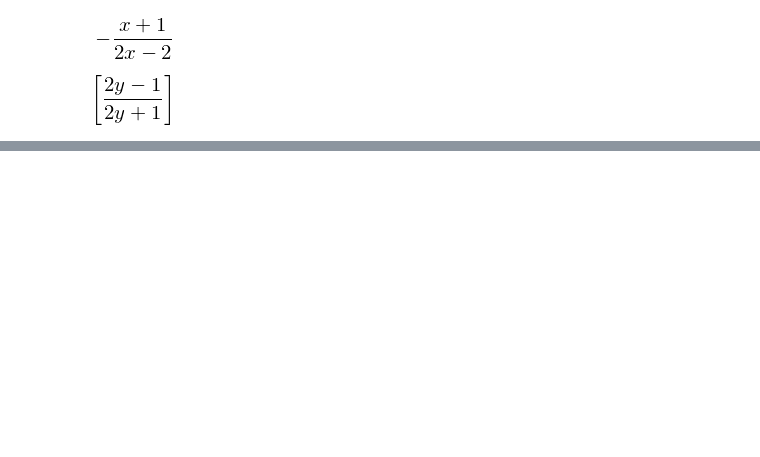
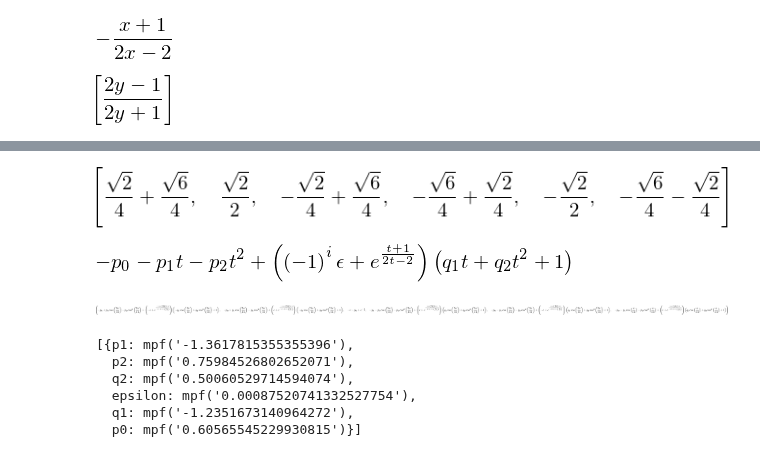
Before and after one commit to ergs/sandbox, a Jupyter notebook: Chebyshev.ipynb, the cells around one changed output, grey strips where cells are left out. Cells and saved outputs as stored; diff of their text form; code cells hidden in the pictures; blank space fills up the shorter version.

```diff
--- a/Chebyshev.ipynb
+++ b/Chebyshev.ipynb
@@ -318,0 +331,4 @@ solve(1/(1 - x) - S(1)/2 - y, x)
+# %%
+[chebyshevt_root(6, i) for i in range(6)]
+# %% [output]
+[figure, added]
@@ -318,0 +339,7 @@ solve(1/(1 - x) - S(1)/2 - y, x)
+# %%
+expr = exp(-(-t - 1)/(2*t - 2)) - (p0 + p1*t + p2*t**2)/(1 + q1*t + q2*t**2) + (-1)**i*epsilon
+expr = expr*(1 + q1*t + q2*t**2)
+expr = simplify(expr)
+expr
+# %% [output]
+[figure, added]
@@ -318,0 +348,15 @@ solve(1/(1 - x) - S(1)/2 - y, x)
+# %%
+system = system.subs(q0, 1)
+system
+# %% [output]
+[figure, added]
+# %%
+sols = [dict(zip([p0, p1, p2, q1, q2, epsilon], nsolve(system, [p0, p1, p2, q1, q2, epsilon], [1, 1, 1, 1, 1, 0])))]
+sols
+# %% [output]
+[{p1: mpf('-1.3617815355355396'),
+  p2: mpf('0.75984526802652071'),
+  q2: mpf('0.50060529714594074'),
+  epsilon: mpf('0.00087520741332527754'),
+  q1: mpf('-1.2351673140964272'),
+  p0: mpf('0.60565545229930815')}]
```
Also changed, not shown: parts of 25 cells of this notebook.
